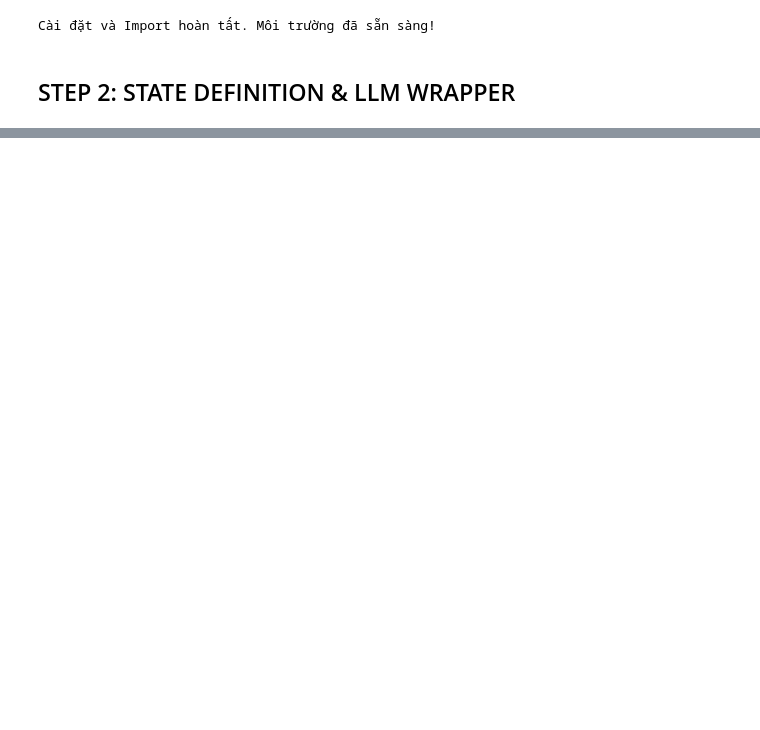
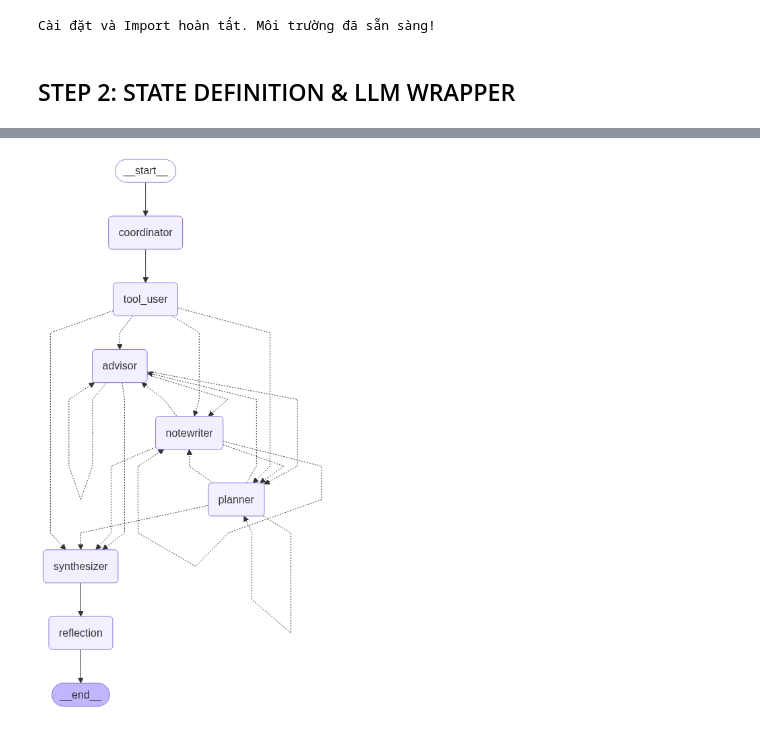
Before and after one commit to WelsneilT/AI-Atlas-Project, a Jupyter notebook: My_ATLAS_Project.ipynb, the cells around one changed output, grey strips where cells are left out. Drawn from its saved outputs; the diff is of its cells as text; code cells hidden in the pictures; blank space fills up the shorter version.

```diff
--- a/My_ATLAS_Project.ipynb
+++ b/My_ATLAS_Project.ipynb
@@ -806,8 +64,0 @@ class TavilySearchTool:
-# %%
-# --- 2. Khởi tạo công cụ Tavily ---
-try:
-    TAVILY_API_KEY = userdata.get('TAVILY_API_KEY')
-    tavily_tool = TavilySearchTool(api_key=TAVILY_API_KEY)
-except Exception as e:
-    print(f"LỖI: Không thể lấy TAVILY_API_KEY. Hãy chắc chắn bạn đã lưu nó.")
-    tavily_tool = None
@@ -1022,16 +64,0 @@ else:
-# %%
-# --- CHẨN ĐOÁN CHO GOOGLE AUTH ---
-from rich.console import Console
-console = Console()
-
-if 'google_calendar_service' in locals() and google_calendar_service is not None:
-    try:
-        # Thử một lệnh gọi API đơn giản để xác nhận quyền truy cập
-        google_calendar_service.calendarList().list().execute()
-        console.print("✅ [bold green]XÉT NGHIỆM `google_calendar_service`: THÀNH CÔNG. Đã xác thực và có quyền truy cập Calendar.[/bold green]")
-    except Exception as e:
-        console.print(f"❌ [bold red]XÉT NGHIỆM `google_calendar_service`: THẤT BẠI.[/bold red]")
-        console.print(f"[red]LỖI: Đối tượng đã được tạo nhưng không thể gọi API. Nguyên nhân rất có thể là bạn chưa CHIA SẺ lịch cho email của Service Account hoặc file 'credentials.json' sai.[/red]")
-        console.print(f"[red]Chi tiết lỗi từ Google: {e}[/red]")
-else:
-    console.print("❌ [bold red]XÉT NGHIỆM `google_calendar_service`: THẤT BẠI. Đối tượng chưa được tạo. Hãy kiểm tra lại tên file 'credentials.json' đã tải lên.[/bold red]")
@@ -1199,0 +643,17 @@ Phản hồi thô từ LLM:
+# %%
+from IPython.display import Image, display
+
+try:
+
+    graph = app.get_graph()
+
+
+    png_data = graph.draw_mermaid_png()
+
+
+    display(Image(png_data))
+
+except Exception as e:
+    print(f"Lỗi khi vẽ graph: {e}")
+# %% [output]
+[figure, added]
```
Also changed, not shown: parts of 36 cells of this notebook.
